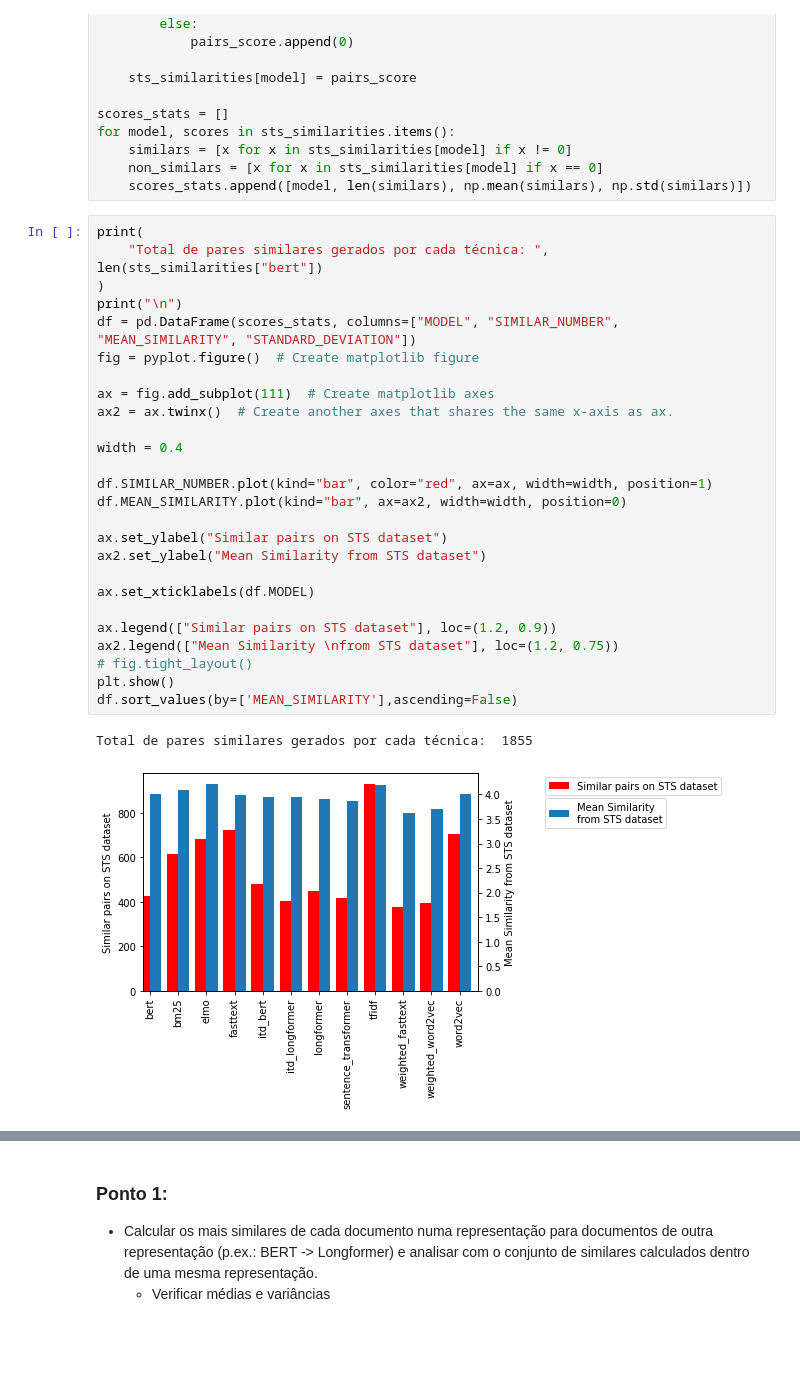
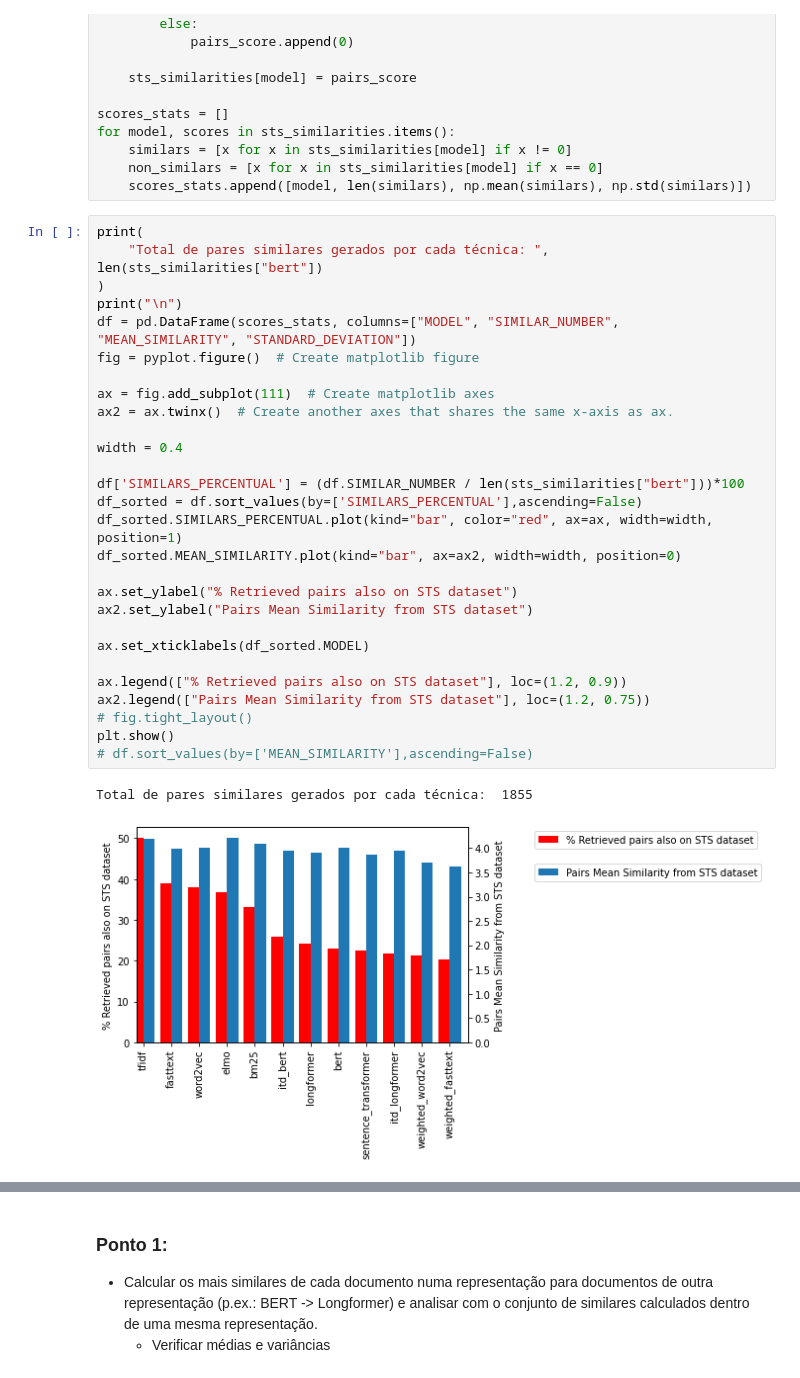
Before and after one commit to danieljunior/techniques_comparision_for_Legal_STS, a Jupyter notebook: notebooks/Presentation.ipynb, the cells around one changed output, grey strips where cells are left out. Saved outputs shown, nothing was run; the diff lists cells and outputs as text; blank space fills up the shorter version.

```diff
--- a/notebooks/Presentation.ipynb
+++ b/notebooks/Presentation.ipynb
@@ -430,29 +467,31 @@ for model, scores in sts_similarities.items():
 # %%
 print(
     "Total de pares similares gerados por cada técnica: ", len(sts_similarities["bert"])
 )
 print("\n")
 df = pd.DataFrame(scores_stats, columns=["MODEL", "SIMILAR_NUMBER", "MEAN_SIMILARITY", "STANDARD_DEVIATION"])
 fig = pyplot.figure()  # Create matplotlib figure
 
 ax = fig.add_subplot(111)  # Create matplotlib axes
 ax2 = ax.twinx()  # Create another axes that shares the same x-axis as ax.
 
 width = 0.4
 
-df.SIMILAR_NUMBER.plot(kind="bar", color="red", ax=ax, width=width, position=1)
-df.MEAN_SIMILARITY.plot(kind="bar", ax=ax2, width=width, position=0)
+df['SIMILARS_PERCENTUAL'] = (df.SIMILAR_NUMBER / len(sts_similarities["bert"]))*100
+df_sorted = df.sort_values(by=['SIMILARS_PERCENTUAL'],ascending=False)
+df_sorted.SIMILARS_PERCENTUAL.plot(kind="bar", color="red", ax=ax, width=width, position=1)
+df_sorted.MEAN_SIMILARITY.plot(kind="bar", ax=ax2, width=width, position=0)
 
-ax.set_ylabel("Similar pairs on STS dataset")
-ax2.set_ylabel("Mean Similarity from STS dataset")
+ax.set_ylabel("% Retrieved pairs also on STS dataset")
+ax2.set_ylabel("Pairs Mean Similarity from STS dataset")
 
-ax.set_xticklabels(df.MODEL)
+ax.set_xticklabels(df_sorted.MODEL)
 
-ax.legend(["Similar pairs on STS dataset"], loc=(1.2, 0.9))
-ax2.legend(["Mean Similarity \nfrom STS dataset"], loc=(1.2, 0.75))
+ax.legend(["% Retrieved pairs also on STS dataset"], loc=(1.2, 0.9))
+ax2.legend(["Pairs Mean Similarity from STS dataset"], loc=(1.2, 0.75))
 # fig.tight_layout()
 plt.show()
-df.sort_values(by=['MEAN_SIMILARITY'],ascending=False)
+# df.sort_values(by=['MEAN_SIMILARITY'],ascending=False)
 # %% [output]
 Total de pares similares gerados por cada técnica:  1855
-[figure, old version]
+[figure, new version]
```
Also changed, not shown: parts of 13 cells of this notebook, 1 other file.
